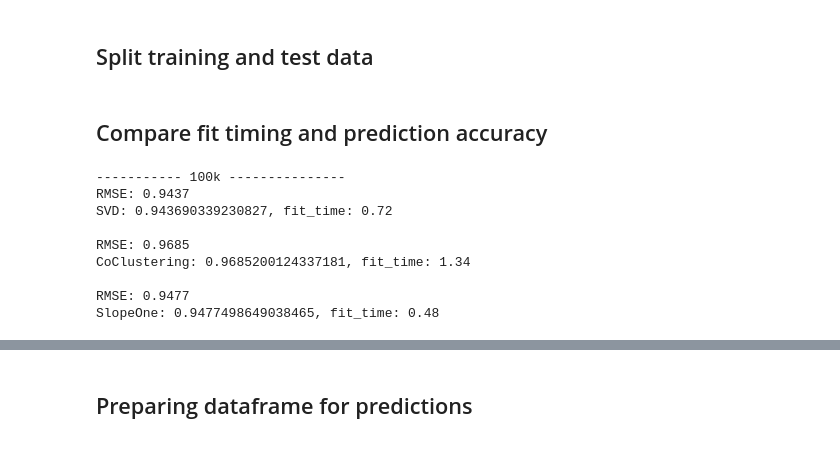
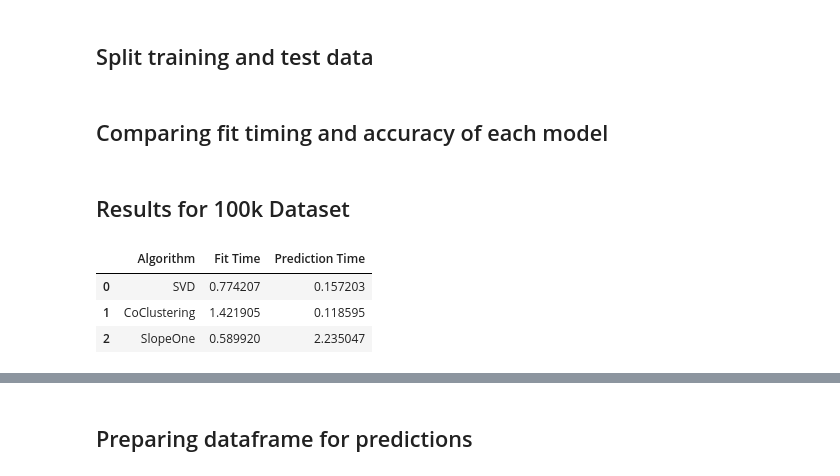
Before and after one commit to JunK4i/CZ4032, a Jupyter notebook: Recommender_Systems.ipynb, the cells around one changed output, grey strips where cells are left out. Cells and saved outputs as stored; diff of their text form; code cells hidden in the pictures.

```diff
--- a/Recommender_Systems.ipynb
+++ b/Recommender_Systems.ipynb
@@ -64,44 +64,2 @@ train_data_100k, test_data_100k = train_test_split(data_100k, test_size=0.25, ra
 # %% [markdown]
-## Compare fit timing and prediction accuracy
+## Comparing fit timing and accuracy of each model
-# %%
-predictions = {}
-
-print("----------- 100k ---------------")
-for name,algo in algo_dict.items():
-    begin = time.time()
-    algo.fit(train_data_100k)
-    end = time.time()
-    predictions[name] = algo.test(test_data_100k)
-    result = accuracy.rmse(predictions[name])
-    print(f'{name}: {result}, fit_time: {round(end-begin,2)}')
-    print()
-
-# print("----------- 1m ---------------")
-# for name,algo in algo_dict.items():
-#     begin = time.time()
-#     algo.fit(train_data_1m)
-#     end = time.time()
-#     predictions[name] = algo.test(test_data_1m)
-#     result = accuracy.rmse(predictions[name])
-#     print(f'{name}: {result}, fit_time: {round(end-begin,2)}')
-#     print()
-
-# print("----------- 10m ---------------")
-# for name,algo in algo_dict.items():
-#     begin = time.time()
-#     algo.fit(train_data_10m)
-#     end = time.time()
-#     predictions[name] = algo.test(test_data_10m)
-#     result = accuracy.rmse(predictions[name])
-#     print(f'{name}: {result}, fit_time: {round(end-begin,2)}')
-#     print()
-# %% [output]
------------ 100k ---------------
-RMSE: 0.9437
-SVD: 0.943690339230827, fit_time: 0.72
-
-RMSE: 0.9685
-CoClustering: 0.9685200124337181, fit_time: 1.34
-
-RMSE: 0.9477
-SlopeOne: 0.9477498649038465, fit_time: 0.48
@@ -107,0 +111,9 @@ SlopeOne: 0.9477498649038465, fit_time: 0.48
+# %% [markdown]
+## Results for 100k Dataset
+# %%
+results_100k
+# %% [output]
+|  | Algorithm | Fit Time | Prediction Time |
+| 0 | SVD | 0.774207 | 0.157203 |
+| 1 | CoClustering | 1.421905 | 0.118595 |
+| 2 | SlopeOne | 0.589920 | 2.235047 |
```
Also changed, not shown: parts of 13 cells of this notebook.
